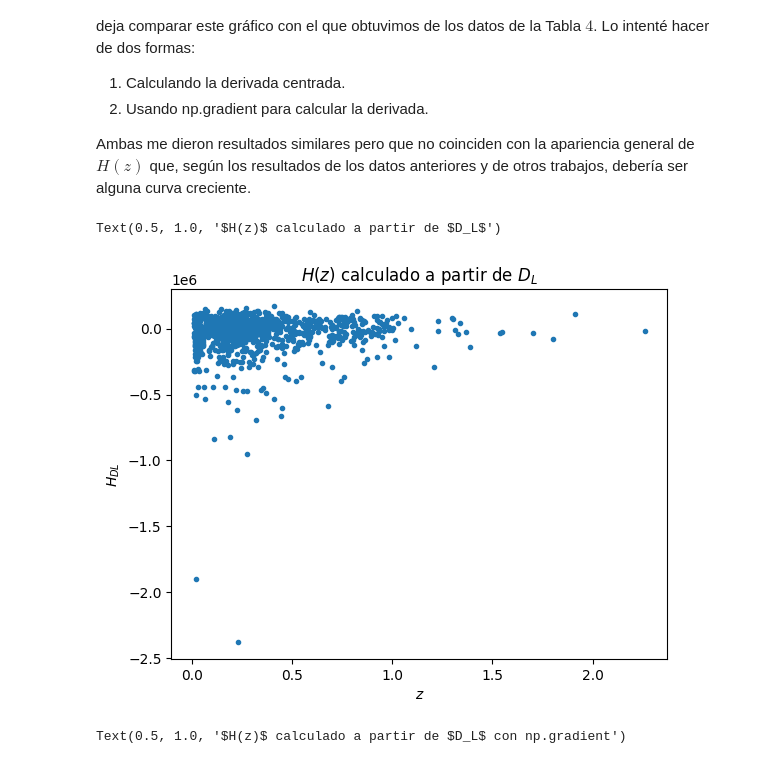
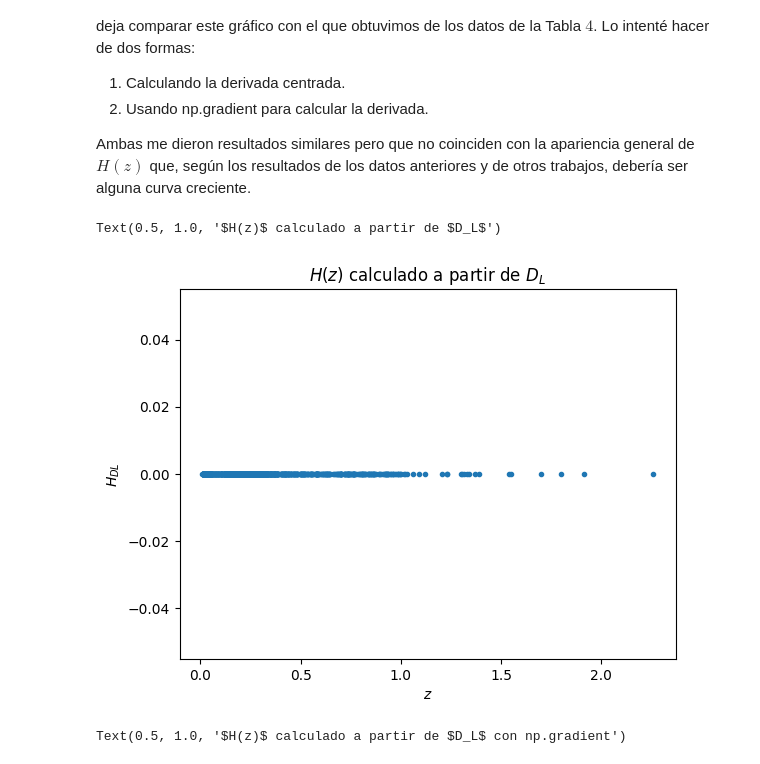
Before and after one commit to XimePS/Practica-DFI, a Jupyter notebook: código práctica dfi.ipynb, the cells around one changed output. Cells and saved outputs as stored; diff of their text form; code cells hidden in the pictures.

```diff
--- a/código práctica dfi.ipynb
+++ b/código práctica dfi.ipynb
@@ -143,7 +143,7 @@ Definiendo las siguientes cantidades:
 E = np.zeros(len(H))
 integral = np.zeros(len(H))
 
-c = 3e8
+c = 9e-8
 H_0 = 72
 
 for i in range(len(H)):
@@ -357,26 +484,26 @@ Ambas me dieron resultados similares pero que no coinciden con la apariencia gen
 # %%
 f = np.zeros(len(D_L))
 derivada = np.zeros(len(D_L))
 H_DL = np.zeros(len(D_L))
 
-c = 3e8
+c = 3e-8
 
 for i in range(len(D_L)-1):
     f[i] = D_L[i]/(1+z_cmb[i])
-    derivada[i] = (f[i+1] - f[i-1])/(2*(z_cmb[i+1] - z_cmb[i-1]))
+    derivada[i] = (f[i+1] - f[i])/(2*(z_cmb[i+1] - z_cmb[i]))
 
 for i in range(len(D_L)-1):
-    H_DL[i] = c*(1/derivada[i])
+    H_DL[i] = c*(1/(derivada[i]))
 
-#for i in range(len(D_L) - 1):
-#   if H_DL[i] > 4e6:
-#      H_DL[i] = 0
+for i in range(len(D_L) - 1):
+   if H_DL[i] > -0.9e-9:
+      H_DL[i] = 0
 
 plt.plot(z_cmb, H_DL, '.')
 plt.ylabel('$H_{DL}$')
 plt.xlabel('$z$')
 plt.title('$H(z)$ calculado a partir de $D_L$')
 # %% [output]
 Text(0.5, 1.0, '$H(z)$ calculado a partir de $D_L$')
-[figure, old version]
+[figure, new version]
 # %%
```
Also changed, not shown: parts of 11 cells of this notebook, 1 other file.
